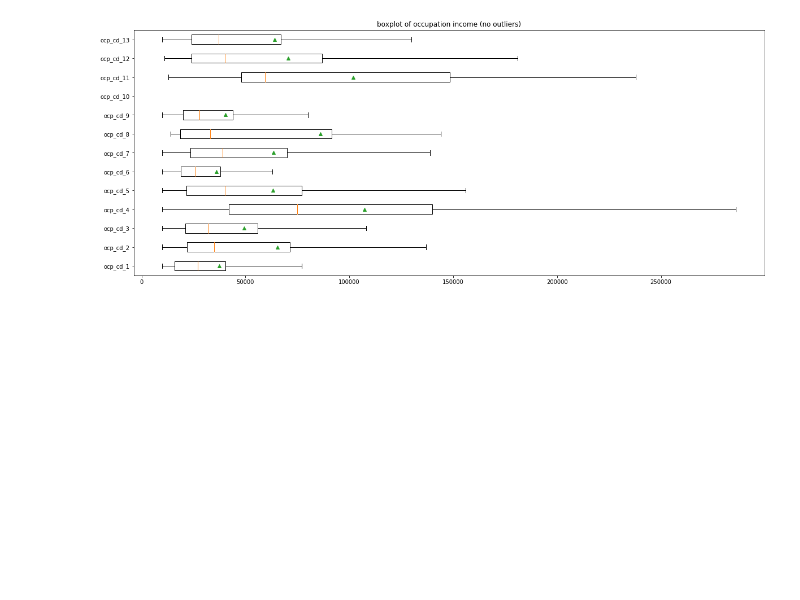
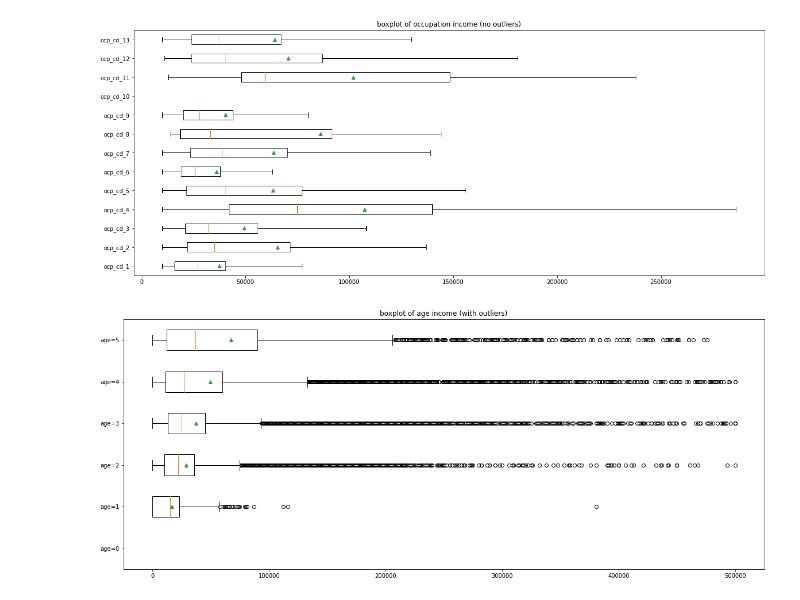
Before and after one commit to thanit456/techjam_2019, a Jupyter notebook: data_pack/Dai.ipynb, the cells around one changed output. Drawn from its saved outputs; the diff is of its cells as text; code cells hidden in the pictures; blank space fills up the shorter version.

```diff
--- a/data_pack/Dai.ipynb
+++ b/data_pack/Dai.ipynb
@@ -473,3 +473,18 @@ plt.show()
 [figure]
 [figure]
 [figure]
+# %%
+inc_by_age = []
+for i in range(6):
+    inc_by_age.append([])
+for _id in info_by_id:
+    try:
+        inc_by_age[int(info_by_id[_id]['age']-1)].append(info_by_id[_id]['income'])
+    except:
+        inc_by_age[int(info_by_id[_id]['age']-1)] = info_by_id[_id]['income']
+# %%
+fig5, ax5 = plt.subplots(figsize=(20, 8))
+ax5.set_title('boxplot of age income (with outliers)')
+_ = plt.boxplot(inc_by_age,vert=False,showfliers=True,showmeans=True,labels=['age={}'.format(i) for i in range(6)])
+# %% [output]
+[figure, added]
```
Also changed, not shown: parts of 11 cells of this notebook.
